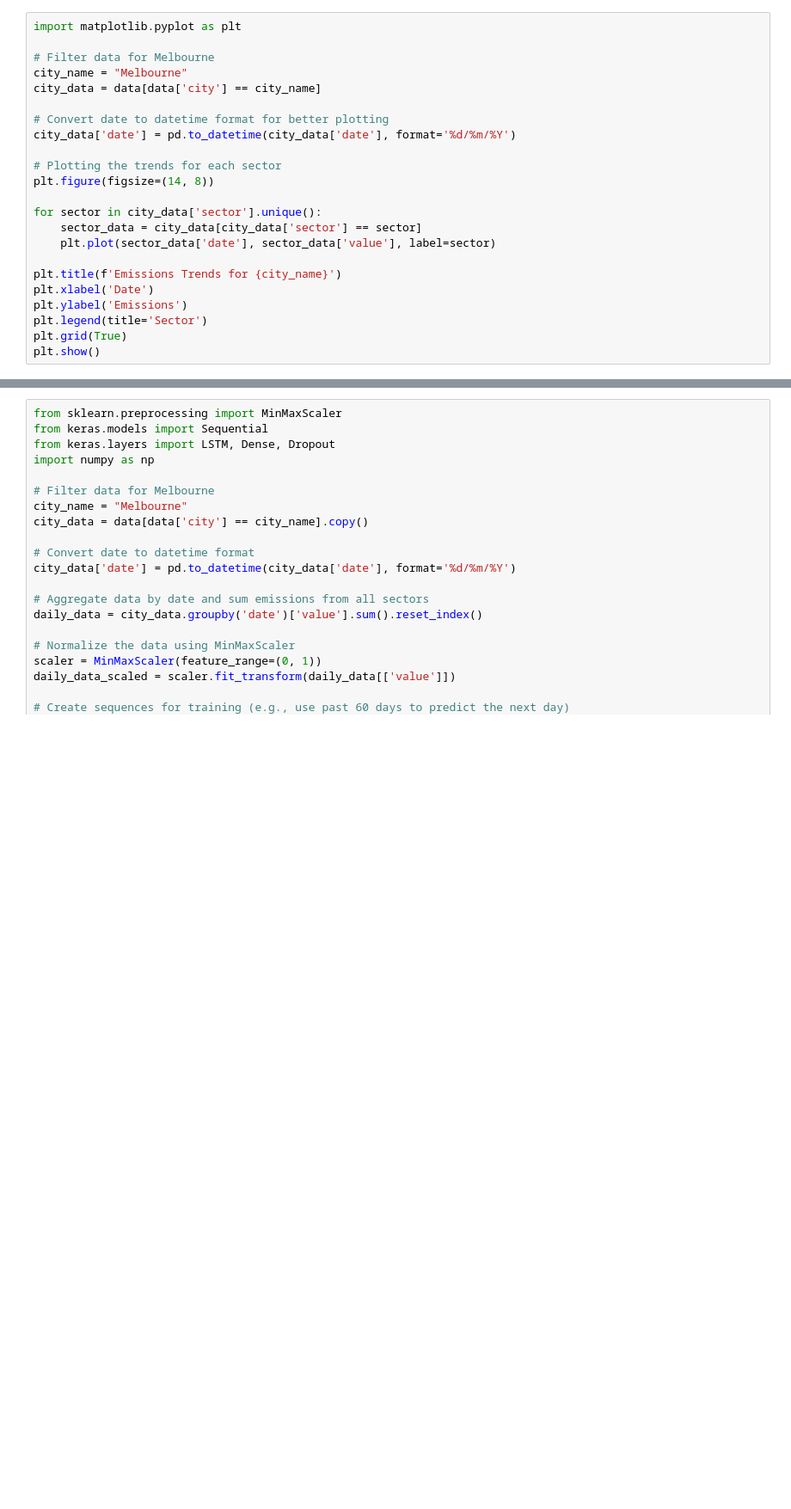
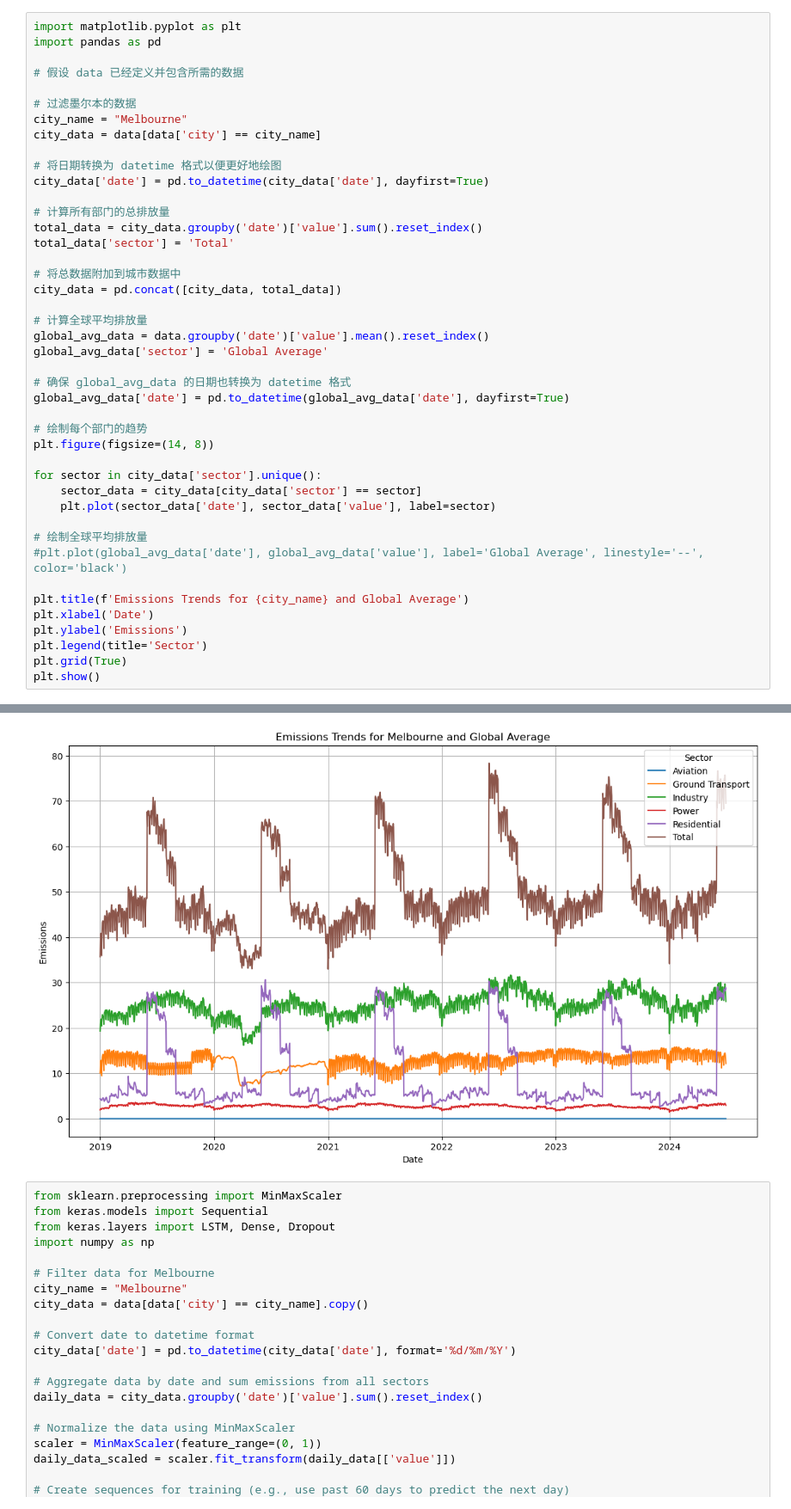
Before and after one commit to Aster-amellus/short_term_proj, a Jupyter notebook: visulize.ipynb, the cells around one changed output, grey strips where cells are left out. Shown at 86% size. Cells and saved outputs as stored; diff of their text form; blank space fills up the shorter version.

```diff
--- a/visulize.ipynb
+++ b/visulize.ipynb
@@ -10,23 +17,44 @@ data.head()
 # %%
 import matplotlib.pyplot as plt
+import pandas as pd
 
-# Filter data for Melbourne
+# 假设 data 已经定义并包含所需的数据
+
+# 过滤墨尔本的数据
 city_name = "Melbourne"
 city_data = data[data['city'] == city_name]
 
-# Convert date to datetime format for better plotting
-city_data['date'] = pd.to_datetime(city_data['date'], format='%d/%m/%Y')
+# 将日期转换为 datetime 格式以便更好地绘图
+city_data['date'] = pd.to_datetime(city_data['date'], dayfirst=True)
 
-# Plotting the trends for each sector
+# 计算所有部门的总排放量
+total_data = city_data.groupby('date')['value'].sum().reset_index()
+total_data['sector'] = 'Total'
+
+# 将总数据附加到城市数据中
+city_data = pd.concat([city_data, total_data])
+
+# 计算全球平均排放量
+global_avg_data = data.groupby('date')['value'].mean().reset_index()
+global_avg_data['sector'] = 'Global Average'
+
+# 确保 global_avg_data 的日期也转换为 datetime 格式
+global_avg_data['date'] = pd.to_datetime(global_avg_data['date'], dayfirst=True)
+
+# 绘制每个部门的趋势
 plt.figure(figsize=(14, 8))
 
 for sector in city_data['sector'].unique():
     sector_data = city_data[city_data['sector'] == sector]
     plt.plot(sector_data['date'], sector_data['value'], label=sector)
 
-plt.title(f'Emissions Trends for {city_name}')
+# 绘制全球平均排放量
+#plt.plot(global_avg_data['date'], global_avg_data['value'], label='Global Average', linestyle='--', color='black')
+
+plt.title(f'Emissions Trends for {city_name} and Global Average')
 plt.xlabel('Date')
 plt.ylabel('Emissions')
 plt.legend(title='Sector')
 plt.grid(True)
 plt.show()
+# %% [output]
@@ -33,3 +66,4 @@ plt.show()
+[figure, added]
 # %%
 from sklearn.preprocessing import MinMaxScaler
 from keras.models import Sequential
```
Also changed, not shown: parts of 6 cells of this notebook, 2 other files.
